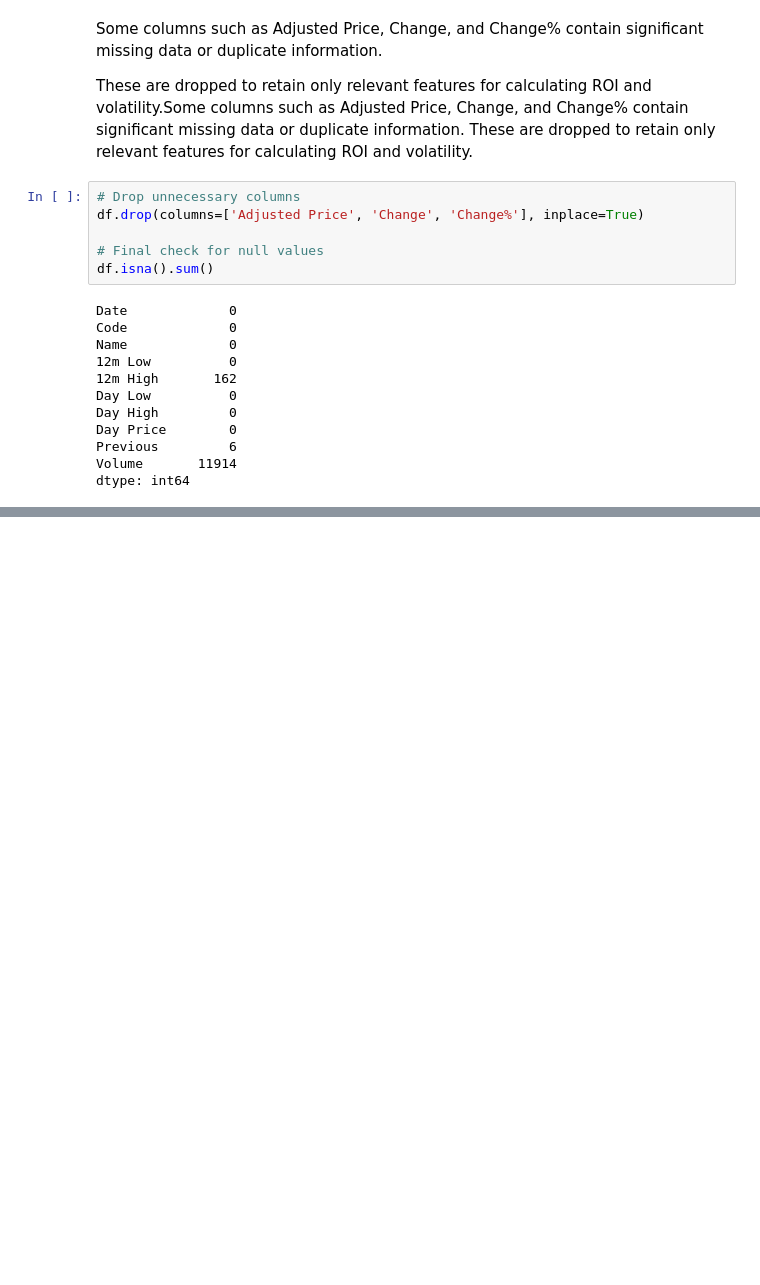
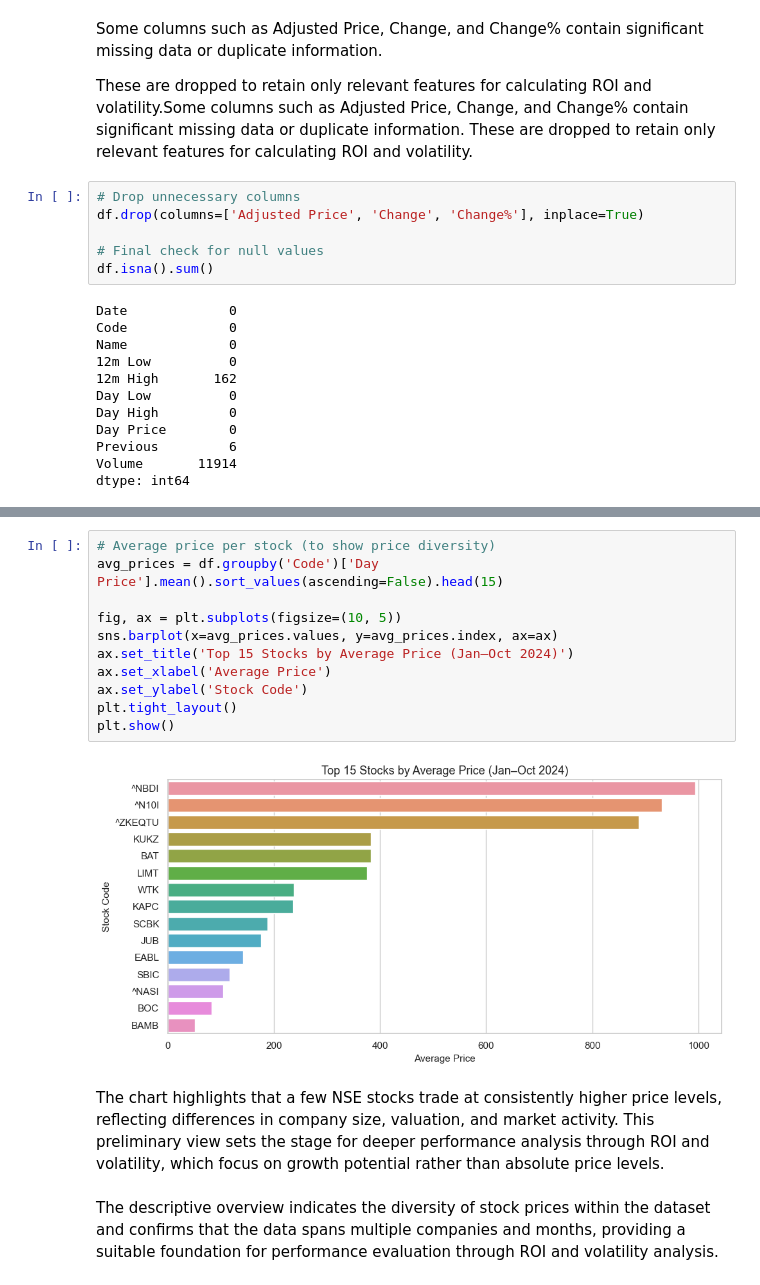
Before and after one commit to DonnahM/Mutual-Fund-Plan-NSE, a Jupyter notebook: portfolio_construction.ipynb, the cells around one changed output, grey strips where cells are left out. Saved outputs shown, nothing was run; the diff lists cells and outputs as text; blank space fills up the shorter version.

```diff
--- a/portfolio_construction.ipynb
+++ b/portfolio_construction.ipynb
@@ -137,3 +155,23 @@ dtype: int64
+# %%
+# Average price per stock (to show price diversity)
+avg_prices = df.groupby('Code')['Day Price'].mean().sort_values(ascending=False).head(15)
+
+fig, ax = plt.subplots(figsize=(10, 5))
+sns.barplot(x=avg_prices.values, y=avg_prices.index, ax=ax)
+ax.set_title('Top 15 Stocks by Average Price (Jan–Oct 2024)')
+ax.set_xlabel('Average Price')
+ax.set_ylabel('Stock Code')
+plt.tight_layout()
+plt.show()
+# %% [output]
+[figure, added]
+# %% [markdown]
+The chart highlights that a few NSE stocks trade at consistently higher price levels, reflecting
+differences in company size, valuation, and market activity.
+This preliminary view sets the stage for deeper performance analysis through ROI and volatility,
+which focus on growth potential rather than absolute price levels.
+# %% [markdown]
+The descriptive overview indicates the diversity of stock prices within the dataset and confirms that the data spans multiple companies and months, providing a suitable foundation for performance evaluation through ROI and volatility analysis.
 # %% [markdown]
 ## Calculating ROI and Volatility
 
```
Also changed, not shown: parts of 10 cells of this notebook.
